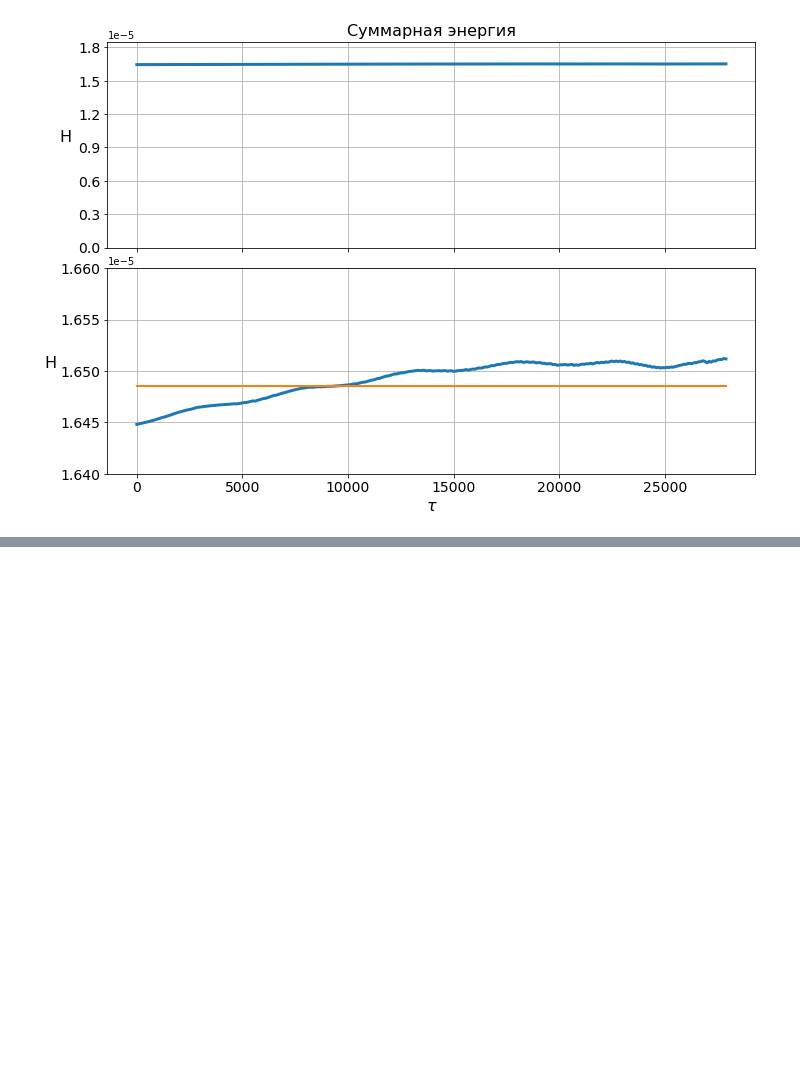
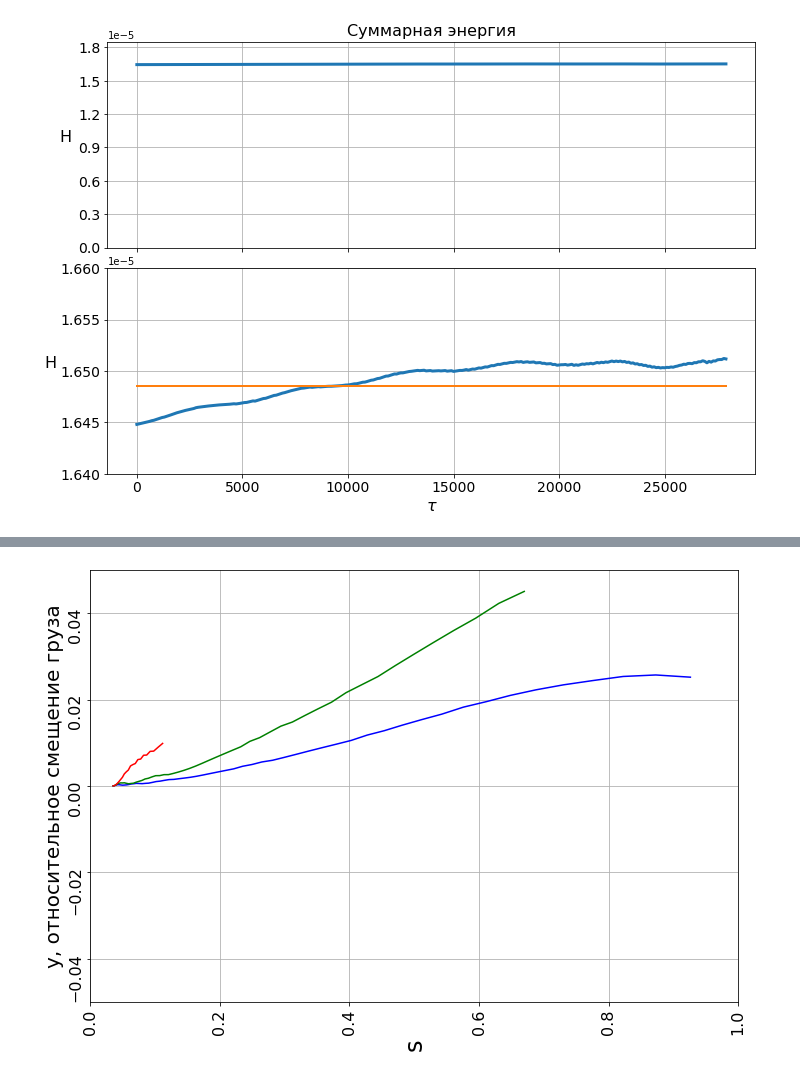
Before and after one commit to starasow/c-cpp, a Jupyter notebook: diploma_results_100kg.ipynb, the cells around one changed output, grey strips where cells are left out. Drawn from its saved outputs; the diff is of its cells as text; code cells hidden in the pictures; blank space fills up the shorter version.

```diff
--- a/diploma_results_100kg.ipynb
+++ b/diploma_results_100kg.ipynb
@@ -52,0 +74,53 @@ plt.show()
+# %%
+import numpy as np
+import matplotlib.pyplot as plt
+
+
+tau_levels_10 = [x.split(' ')[0].replace('\n', '') for x in open ('payload10.txt').readlines()]
+s_str_10 = [x.split(' ')[1].replace('\n', '') for x in open ('payload10.txt').readlines()]
+x_str_10 = [x.split(' ')[3].replace('\n', '') for x in open('payload10.txt').readlines()]
+y_str_10 = [x.split(' ')[5].replace('\n', '') for x in open('payload10.txt').readlines()]
+
+tau_levels_20 = [x.split(' ')[0].replace('\n', '') for x in open ('payload20.txt').readlines()]
+s_str_20 = [x.split(' ')[1].replace('\n', '') for x in open ('payload20.txt').readlines()]
+x_str_20 = [x.split(' ')[3].replace('\n', '') for x in open('payload20.txt').readlines()]
+y_str_20 = [x.split(' ')[5].replace('\n', '') for x in open('payload20.txt').readlines()]
+
+tau_levels_100 = [x.split(' ')[0].replace('\n', '') for x in open ('payload100.txt').readlines()]
+s_str_100 = [x.split(' ')[1].replace('\n', '') for x in open ('payload100.txt').readlines()]
+x_str_100 = [x.split(' ')[3].replace('\n', '') for x in open('payload100.txt').readlines()]
+y_str_100 = [x.split(' ')[5].replace('\n', '') for x in open('payload100.txt').readlines()]
+
+fig, ax = plt.subplots()
+s10 = np.array(s_str_10, dtype = float)
+tau10 = np.array(tau_levels_10, dtype = int)
+y10 = np.array(y_str_10, dtype = float)
+x10 = np.array(x_str_10, dtype = float)
+
+s20 = np.array(s_str_20, dtype = float)
+tau20 = np.array(tau_levels_20, dtype = int)
+y20 = np.array(y_str_20, dtype = float)
+x20 = np.array(x_str_20, dtype = float)
+
+s100 = np.array(s_str_100, dtype = float)
+tau100 = np.array(tau_levels_100, dtype = int)
+y100 = np.array(y_str_100, dtype = float)
+x100 = np.array(x_str_100, dtype = float)
+#plt.axis('auto' = True)
+#plt.axes().set_aspect('equal')
+plt.plot(s10, y10, 'b-', s20, y20, 'g-', s100, y100, 'r-')
+plt.axis([0, 1.0, -0.05, 0.05])
+#ax.plot(tau, energy, linewidth=3.0)
+#ax.plot(tau, [1.6485e-5 for i in range(len(tau))], linewidth=2.0)
+#ax.set(ylim = (1.64e-5, 1.66e-5), xlabel=r'$\tau$', ylabel='H')
+ax.set_ylabel('y, относительное смещение груза', fontsize=20, rotation=90)
+ax.set_xlabel(r's', fontsize=24, rotation=90)
+ax.tick_params(axis='both', labelsize=16, rotation=90)
+plt.subplots_adjust(top=1.5, bottom=0.00, left=0.0, right=1.5, hspace=0.1, wspace=0.5)
+#plt.legend(loc='lower right')
+
+
+ax.grid()
+plt.show()
+# %% [output]
+[figure, added]
```
Also changed, not shown: parts of 8 cells of this notebook.
